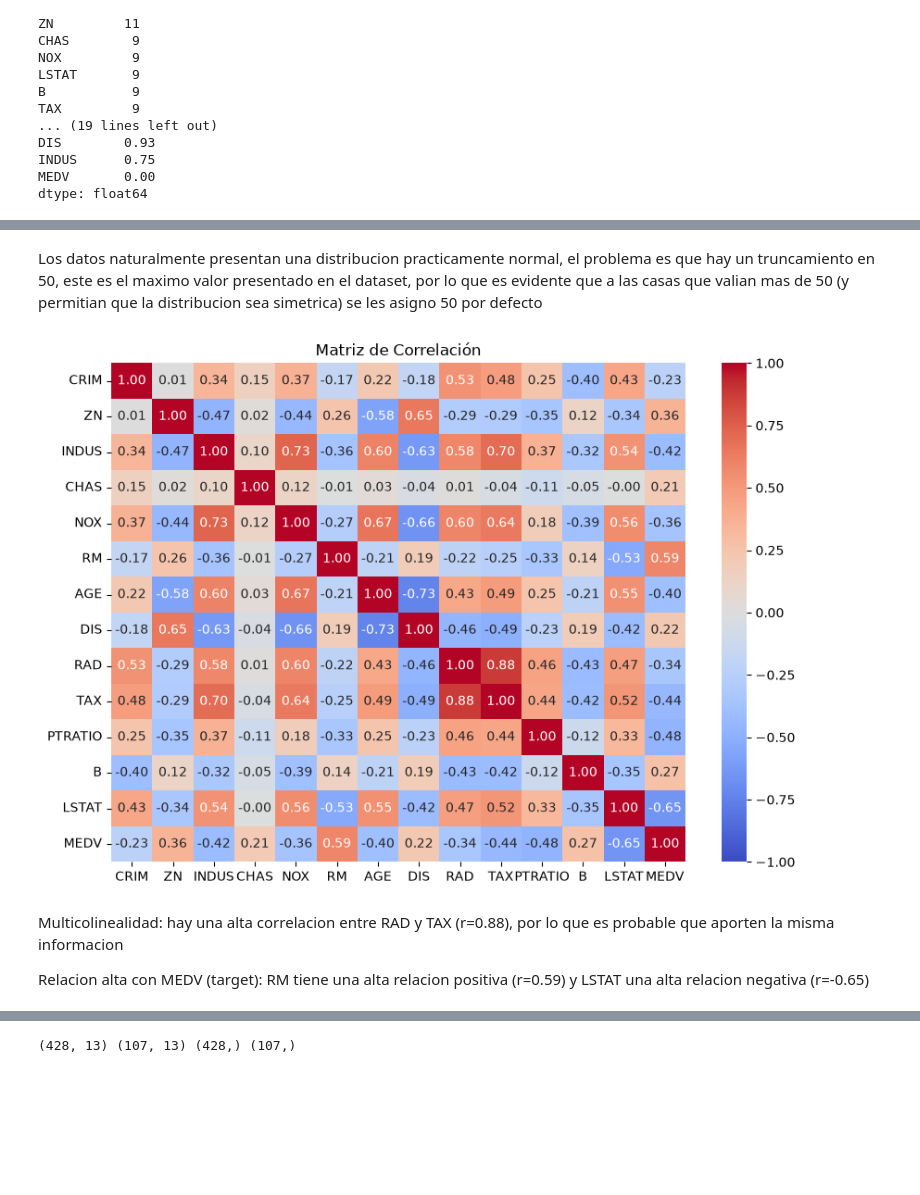
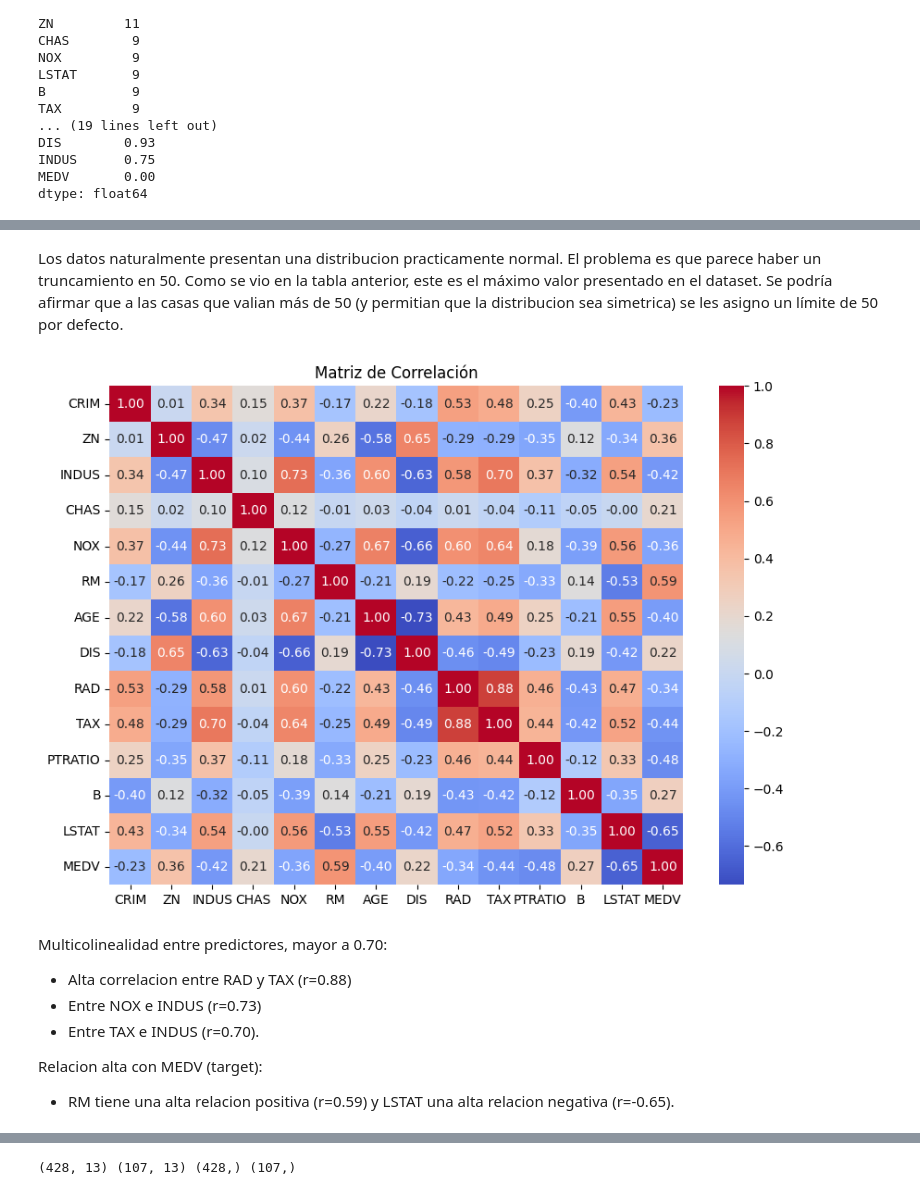
Before and after one commit to AlvaTF/TP-AA1-Ruiz-Toledo-Mendoza, a Jupyter notebook: TP_1/TP-regresion-AA1.ipynb, the cells around one changed output, grey strips where cells are left out. Cells and saved outputs as stored; diff of their text form; code cells hidden in the pictures; blank space fills up the shorter version.

Commit message:
Cambios en EDA: correlaciones, boxplots, análisis de nulos

```diff
--- a/TP_1/TP-regresion-AA1.ipynb
+++ b/TP_1/TP-regresion-AA1.ipynb
@@ -150,14 +155,17 @@ plt.show()
 # %% [markdown]
-Los datos naturalmente presentan una distribucion practicamente normal, el problema es que hay un truncamiento en 50, este es el maximo valor presentado en el dataset, por lo que es evidente que a las casas que valian mas de 50 (y permitian que la distribucion sea simetrica) se les asigno 50 por defecto
+Los datos naturalmente presentan una distribucion practicamente normal. El problema es que parece haber un truncamiento en 50. Como se vio en la tabla anterior, este es el máximo valor presentado en el dataset. Se podría afirmar que a las casas que valian más de 50 (y permitian que la distribucion sea simetrica) se les asigno un límite de 50 por defecto.
 # %%
 plt.figure(figsize=(10, 7))
-sns.heatmap(data_orig.corr(), annot=True, fmt='.2f', cmap='coolwarm', vmin=-1, vmax=1)
+sns.heatmap(data_orig.corr(), annot=True, fmt='.2f', cmap='coolwarm')
 plt.title('Matriz de Correlación')
 plt.show()
 # %% [output]
-[figure, old version]
+[figure, new version]
 # %% [markdown]
-Multicolinealidad: hay una alta correlacion entre RAD y TAX (r=0.88), por lo que es probable que aporten la misma informacion
+Multicolinealidad entre predictores, mayor a 0.70:
+- Alta correlacion entre RAD y TAX (r=0.88)
+- Entre NOX e INDUS (r=0.73)
+- Entre TAX e INDUS (r=0.70).
 
-
-Relacion alta con MEDV (target): RM tiene una alta relacion positiva (r=0.59) y LSTAT una alta relacion negativa (r=-0.65)
+Relacion alta con MEDV (target):
+- RM tiene una alta relacion positiva (r=0.59) y LSTAT una alta relacion negativa (r=-0.65).
```
Also changed, not shown: parts of 17 cells of this notebook.
